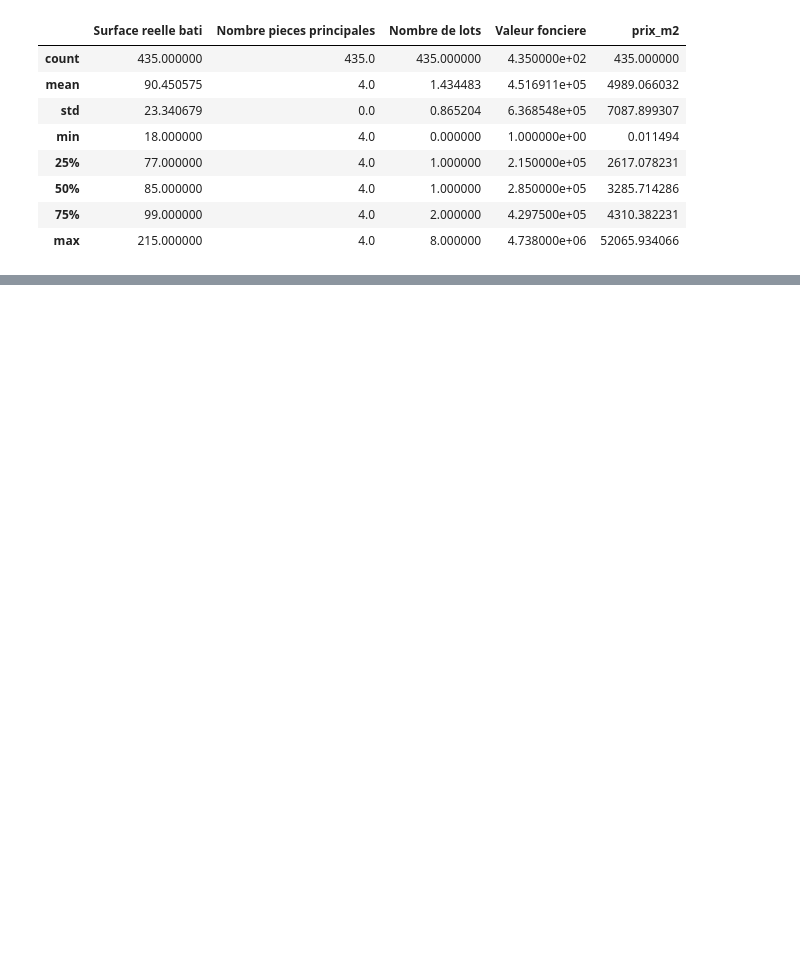
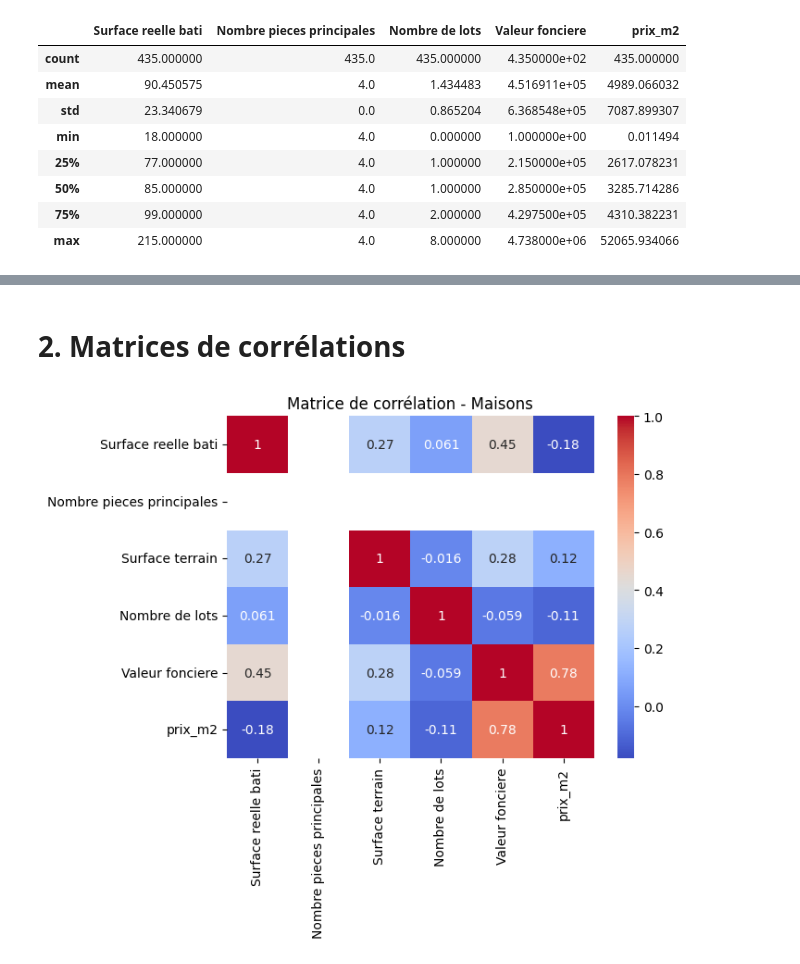
Before and after one commit to Aurelien-L/predicteur_immobilier_IA_API, a Jupyter notebook: notebooks/phase_1_lille.ipynb, the cells around one changed output, grey strips where cells are left out. Drawn from its saved outputs; the diff is of its cells as text; code cells hidden in the pictures; blank space fills up the shorter version.

```diff
--- a/notebooks/phase_1_lille.ipynb
+++ b/notebooks/phase_1_lille.ipynb
@@ -146,0 +169,14 @@ df_appartements.describe()
+# %%
+def detect_outliers(df, column):
+    Q1 = df[column].quantile(0.25)
+    Q3 = df[column].quantile(0.75)
+    IQR = Q3 - Q1
+
+    lower_bound = Q1 - 1.5 * IQR
+    upper_bound = Q3 + 1.5 * IQR
+
+    return (
+        lower_bound,
+        upper_bound,
+        df[(df[column] < lower_bound) | (df[column] > upper_bound)]
+        )
@@ -146,0 +209,12 @@ df_appartements.describe()
+# %%
+lower_bound, upper_bound, _ = detect_outliers(df_maisons, "Surface reelle bati")
+df_maisons = df_maisons[~((df_maisons["Surface reelle bati"] < lower_bound) | (df_maisons["Surface reelle bati"] > upper_bound))]
+
+lower_bound, upper_bound, _ = detect_outliers(df_maisons, "Surface terrain")
+df_maisons = df_maisons[~((df_maisons["Surface terrain"] < lower_bound) | (df_maisons["Surface terrain"] > upper_bound))]
+
+lower_bound, upper_bound, _ = detect_outliers(df_maisons, "Valeur fonciere")
+df_maisons = df_maisons[~((df_maisons["Valeur fonciere"] < lower_bound) | (df_maisons["Valeur fonciere"] > upper_bound))]
+
+lower_bound, upper_bound, _ = detect_outliers(df_maisons, "prix_m2")
+df_maisons = df_maisons[~((df_maisons["prix_m2"] < lower_bound) | (df_maisons["prix_m2"] > upper_bound))]
@@ -146,0 +282,10 @@ df_appartements.describe()
+# %% [markdown]
+# 2. Matrices de corrélations
+# %%
+df_numeriques = df_maisons.select_dtypes(include=["int", "float"])
+
+sns.heatmap(df_numeriques.corr(), annot=True, cmap="coolwarm")
+plt.title("Matrice de corrélation - Maisons")
+plt.show()
+# %% [output]
+[figure, added]
```
Also changed, not shown: parts of 43 cells of this notebook, 1 other file.
